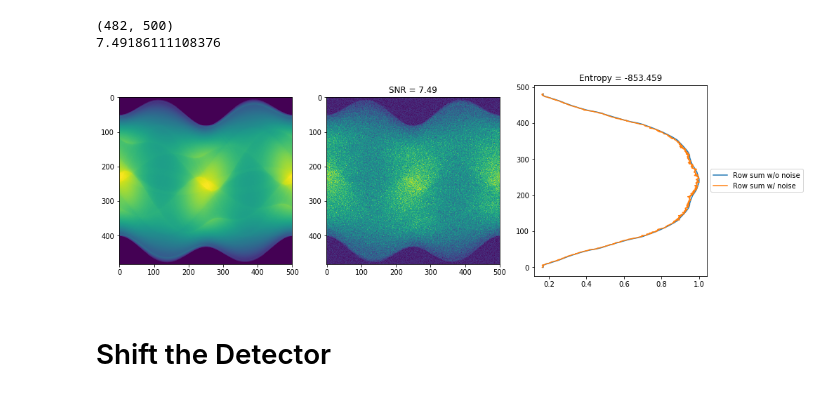
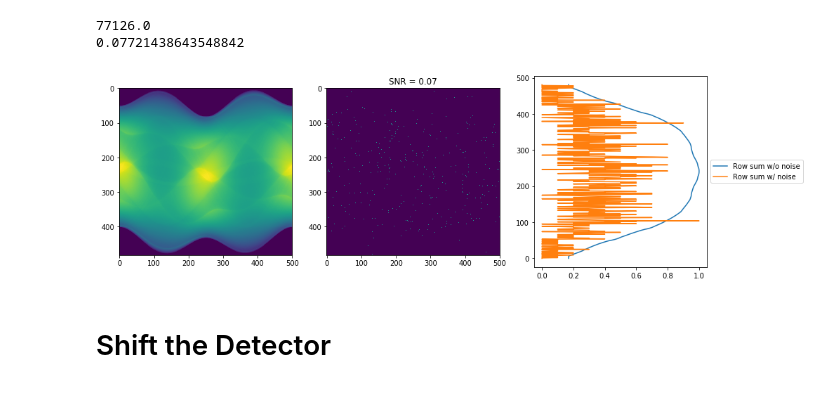
Before and after one commit to everettvacek/rotationCenter, a Jupyter notebook: Detector_shifting.ipynb, the cells around one changed output. Cells and saved outputs as stored; diff of their text form; code cells hidden in the pictures.

```diff
--- a/Detector_shifting.ipynb
+++ b/Detector_shifting.ipynb
@@ -17,7 +17,7 @@ offset = 0#int(imshape/10)+300
 posa = int(imshape/2)-int(512/2)+offset
 posb = int(imshape/2)+int(512/2)+offset
 
-exposure = 100
+exposure = .01
 clip = 10000
 #Load Shepp Logan Phantom
 slp = np.asarray(plt.imread('./pictures/Shepp-Logan_Phantom.tif')[:,:], dtype= float)
@@ -39,40 +39,39 @@ theta = np.linspace(0., 360, number_angles, endpoint=False)
 
 sinogram = radon(phantom, theta=theta, circle=Circle)
 np.save('sinogram2', sinogram)
 '''
 
 sinogram = np.clip(np.load('sinogram_off_center.npy'),clip, None)
-
 added_noise = add_noise(sinogram, exposure)
 sinogram_noise = added_noise[0]
 sinogram_noise_snr = added_noise[1]
 
 rowsum = np.sum(sinogram, axis=1)
-rowsum_n = np.sum(sinogram_noise, axis=1)
+rowsum_n = np.sum(sinogram_noise, axis=1, dtype=np.float64)
 
 
-entropy = -int(np.mean(rowsum_n*np.log2(rowsum_n)))/1000
+#entropy = -int(np.mean(rowsum_n*np.log2(rowsum_n)))/1000
 
 
 plt.figure(figsize=(15,5))
 plt.subplot(131)
 plt.imshow(sinogram)
 plt.subplot(132)
 plt.imshow(sinogram_noise)
 plt.title('SNR = ' + str(sinogram_noise_snr)[0:4])
 plt.subplot(133)
 plt.plot(rowsum/np.max(rowsum), np.arange(0,sinogram.shape[0],1), label = 'Row sum w/o noise')
 plt.plot(rowsum_n/np.max(rowsum_n), np.arange(0,sinogram.shape[0],1), label = 'Row sum w/ noise')
 plt.legend(loc='center left', bbox_to_anchor=(1, 0.5))
-plt.title('Entropy = ' + str(entropy)[0:10])
+#plt.title('Entropy = ' + str(entropy)[0:10])
 
 plt.show
 
-print(sinogram.shape)
+print(np.max(sinogram))
 print(sinogram_noise_snr)
 # %% [output]
-(482, 500)
-7.49186111108376
+77126.0
+0.07721438643548842
-[figure, old version]
+[figure, new version]
 # %% [markdown]
 # Shift the Detector
```
Also changed, not shown: parts of 7 cells of this notebook.
